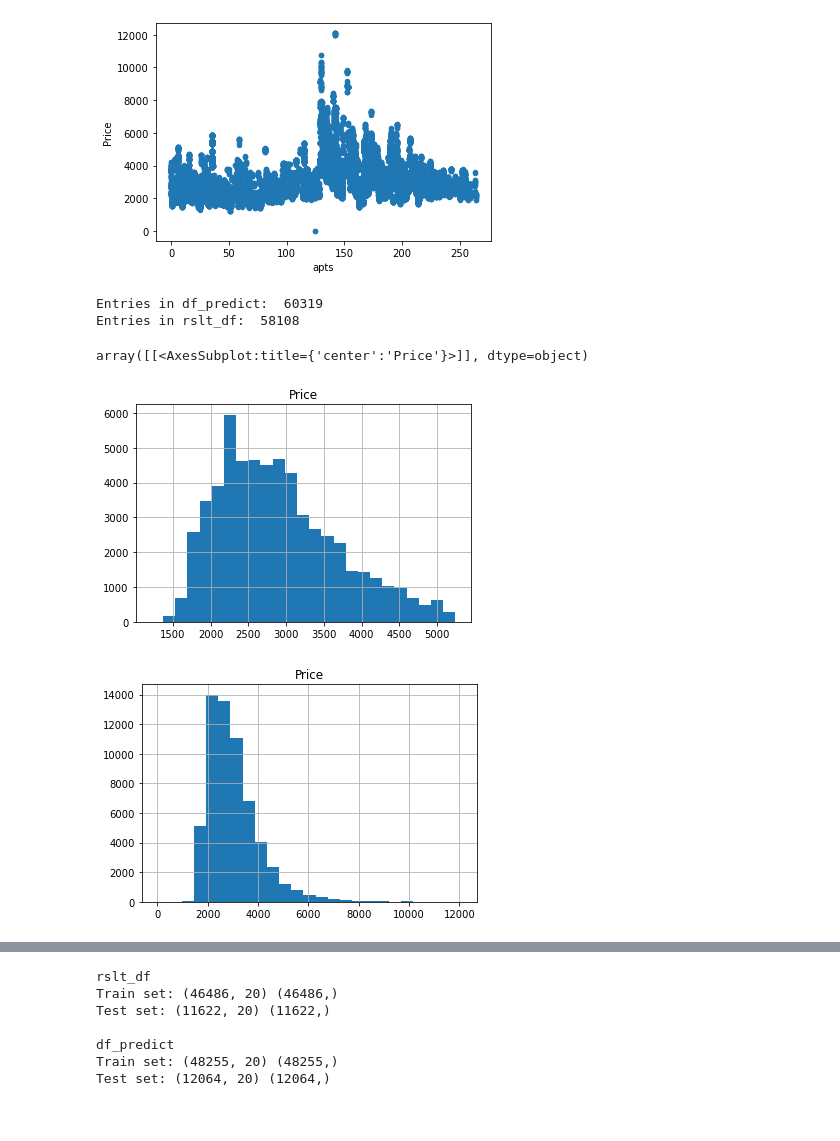
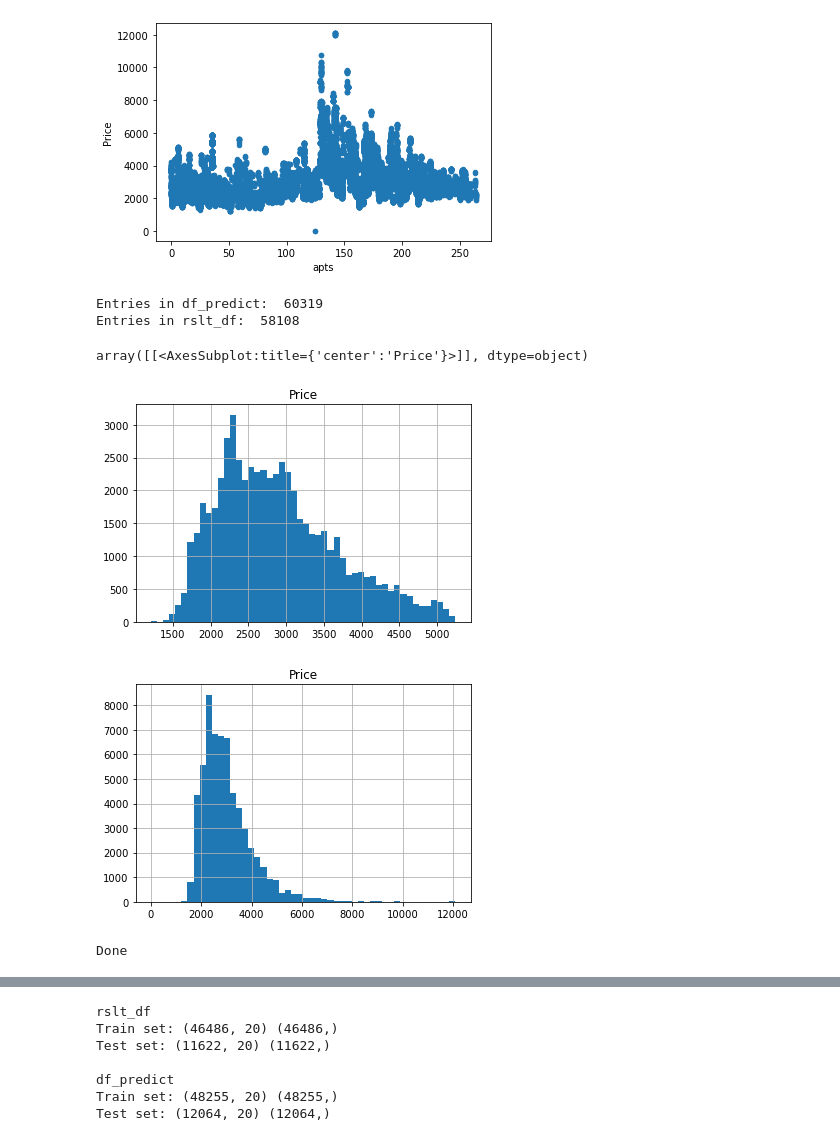
Before and after one commit to castwm/data_analytics, a Jupyter notebook: Analysis.ipynb, the cells around one changed output, grey strips where cells are left out. Cells and saved outputs as stored; diff of their text form; code cells hidden in the pictures.

```diff
--- a/Analysis.ipynb
+++ b/Analysis.ipynb
@@ -201,33 +183,33 @@ df_predict.plot.scatter(x='apts', y='Price')
 [figure]
 [figure]
 # %%
-#Histogram and Ouliers
+#Histogram and Outliers
 q1 = df_predict['Price'].quantile(0.25)
 q2 = df_predict['Price'].quantile(0.75)
 iqr = q2-q1
 iqr
 rslt_df = df_predict[df_predict['Price'] > (q1 - 1.5 * iqr)]
 rslt_df = rslt_df[rslt_df['Price'] < (q2 + 1.5 * iqr)]
 
 #q3 = rslt_df['sq.ft'].quantile(0.25)
 #q4 = rslt_df['sq.ft'].quantile(0.75)
 #iqr2 = q3-q4
 
 #new_df = rslt_df[rslt_df['sq.ft'] > (q3 - 1.5 * iqr)]
 #new_df = new_df[new_df['sq.ft'] < (q4 + 1.5 * iqr)]
 
 
 print('Entries in df_predict: ',len(df_predict))
 print('Entries in rslt_df: ',len(rslt_df))
 
-rslt_df.hist(column = 'Price', bins = 25)
-df_predict.hist(column = 'Price', bins = 25)
+rslt_df.hist(column = 'Price', bins = 50)
+df_predict.hist(column = 'Price', bins = 50)
 # %% [output]
 Entries in df_predict:  60319
 Entries in rslt_df:  58108
 array([[<AxesSubplot:title={'center':'Price'}>]], dtype=object)
-[figure, old version]
+[figure, new version]
-[figure, old version]
+[figure, new version]
 # %%
 #Train and Test Division
 msk = np.random.rand(len(rslt_df)) < 0.8
@@ -237,6 +219,9 @@ test = rslt_df[~msk]
 msk2 = np.random.rand(len(df_predict)) < 0.8
 train2 = df_predict[msk2]
 test2 = df_predict[~msk2]
+print('Done')
+# %% [output]
+Done
 # %%
 #Multivariate Regression
 from sklearn import linear_model
```
Also changed, not shown: parts of 14 cells of this notebook.
